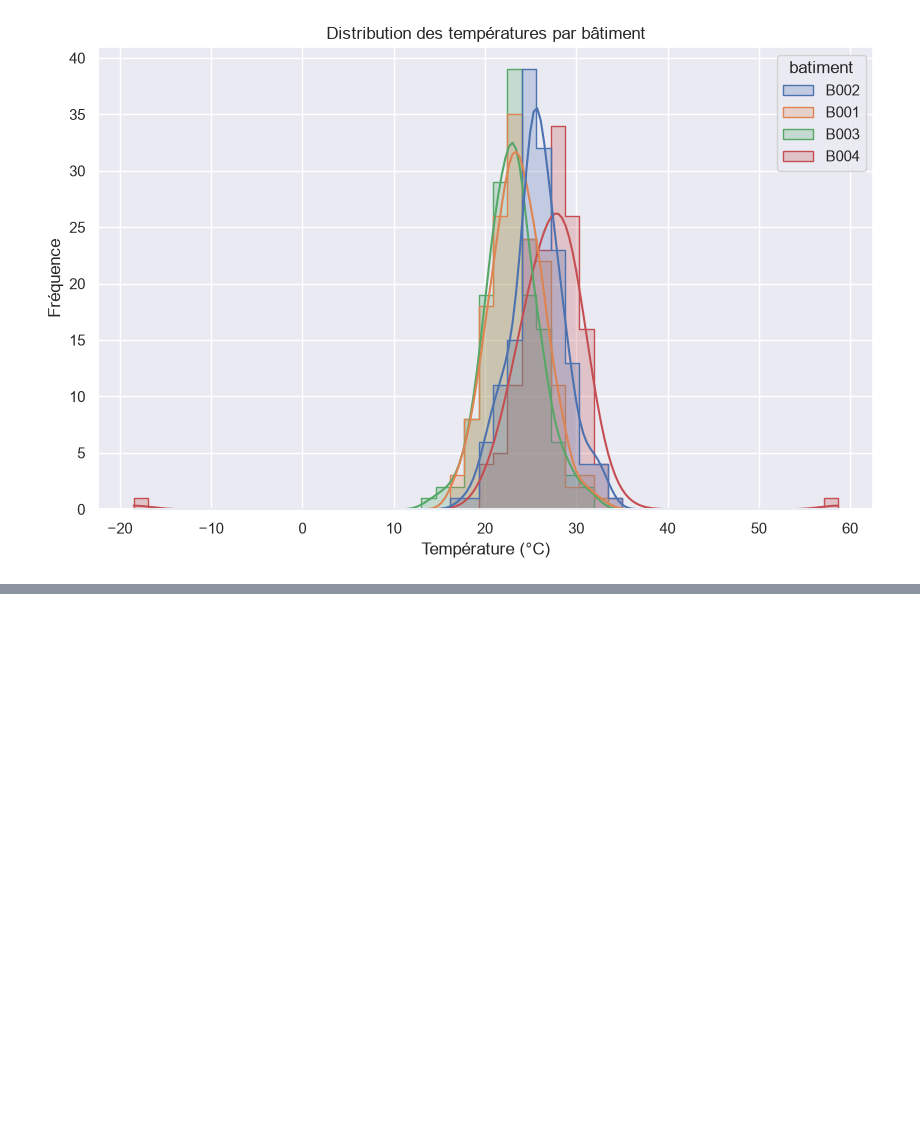
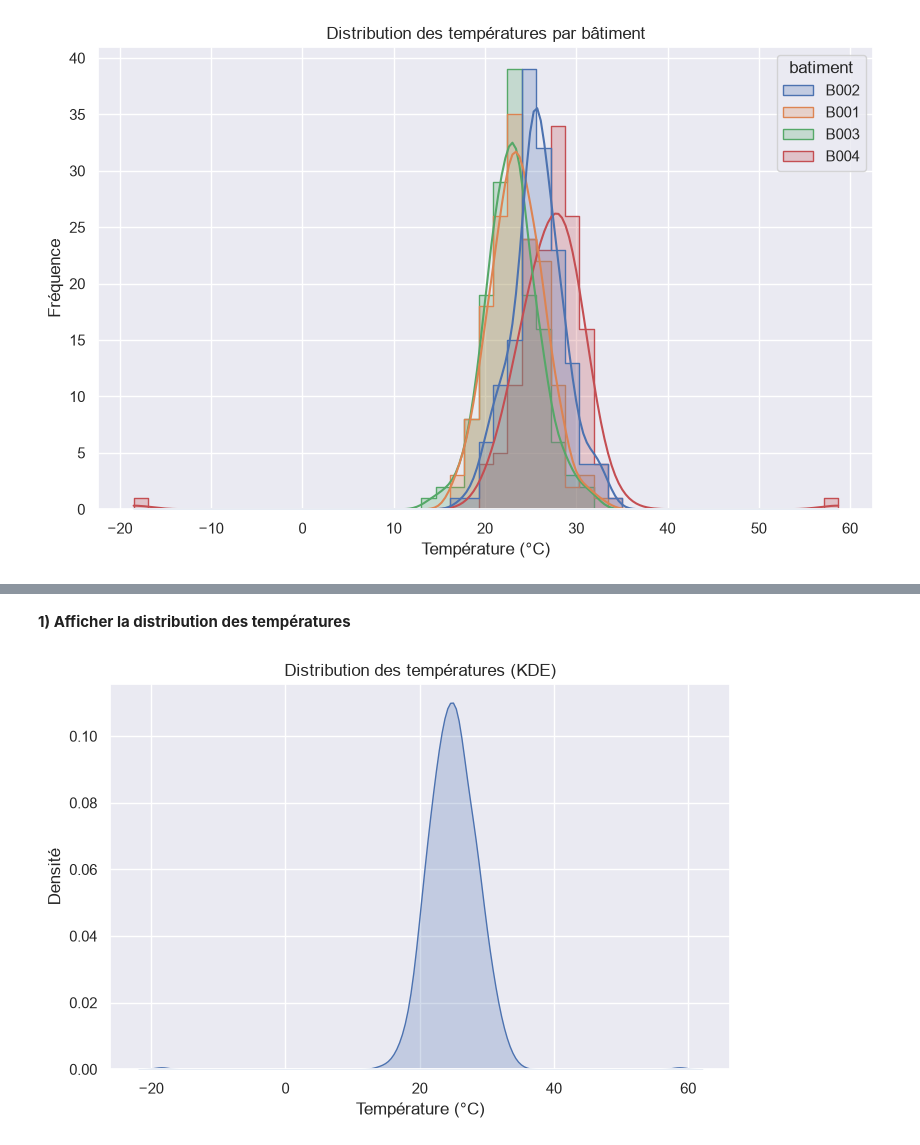
Before and after one commit to galassmyname/Atelier-Seaborn, a Jupyter notebook: atelier_seaborn_iot/notebooks/atelier_seaborn_iot.ipynb, the cells around one changed output, grey strips where cells are left out. Saved outputs shown, nothing was run; the diff lists cells and outputs as text; code cells hidden in the pictures; blank space fills up the shorter version.

Commit message:
Partie 2 - Distribution des températures avec kdeplot
1) Afficher la distribution des températures

2) Afficher la distribution des températures par bâtiment

```diff
--- a/atelier_seaborn_iot/notebooks/atelier_seaborn_iot.ipynb
+++ b/atelier_seaborn_iot/notebooks/atelier_seaborn_iot.ipynb
@@ -153,0 +160,11 @@ plt.show()
+# %% [markdown]
+**1) Afficher la distribution des températures**
+# %%
+plt.figure(figsize=(8, 5))
+sns.kdeplot(data=df, x="temperature", fill=True)
+plt.title("Distribution des températures (KDE)")
+plt.xlabel("Température (°C)")
+plt.ylabel("Densité")
+plt.show()
+# %% [output]
+[figure, added]
```
Also changed, not shown: parts of 3 cells of this notebook.
